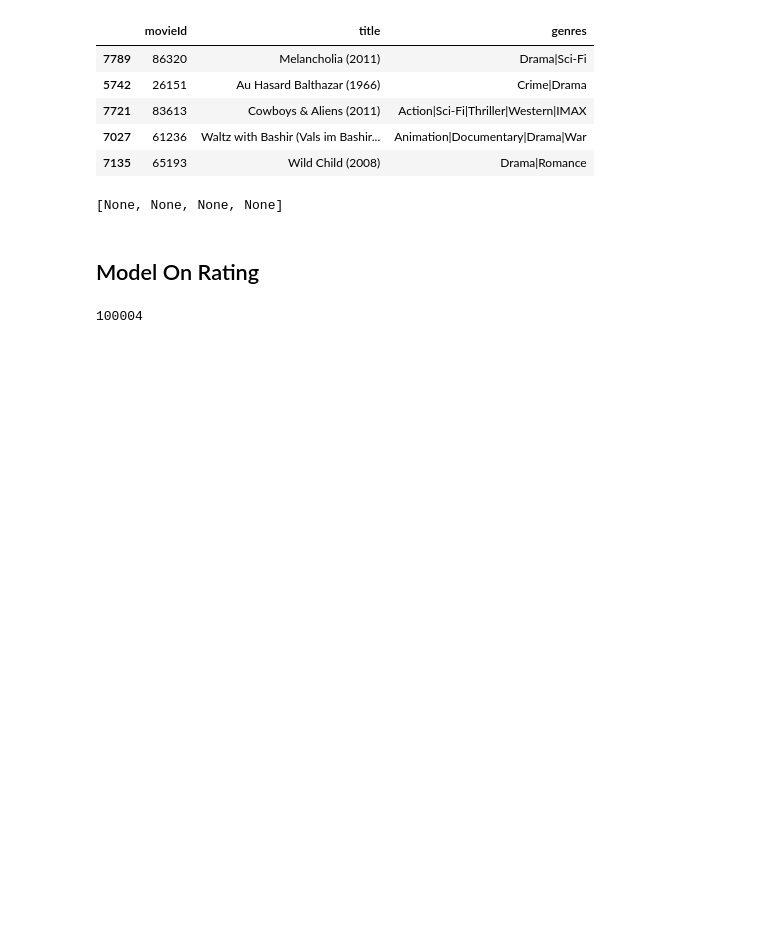
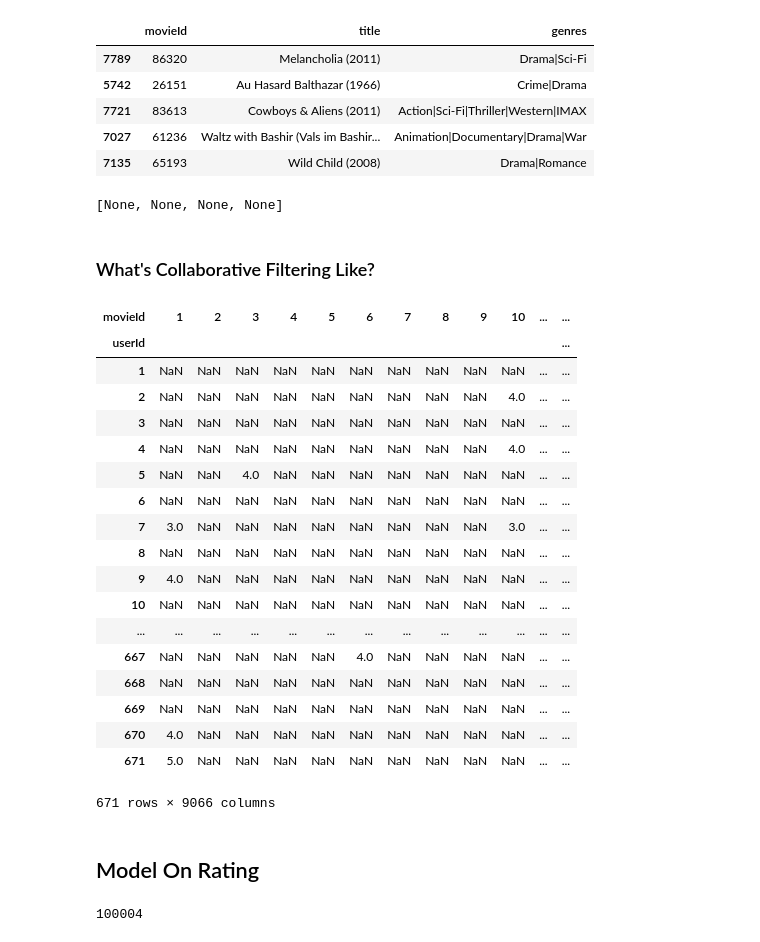
Before and after one commit to raynardj/python4ml, a Jupyter notebook: 3.1.3_recommender_system.ipynb, the cells around one changed output. Saved outputs shown, nothing was run; the diff lists cells and outputs as text; code cells hidden in the pictures; blank space fills up the shorter version.

Commit message:
cf table

```diff
--- a/3.1.3_recommender_system.ipynb
+++ b/3.1.3_recommender_system.ipynb
@@ -69,6 +69,30 @@ list(display(k,v.sample(5)) for k,v in data.items())
 | 7027 | 61236 | Waltz with Bashir (Vals im Bashir... | Animation|Documentary|Drama|War |
 | 7135 | 65193 | Wild Child (2008) | Drama|Romance |
 [None, None, None, None]
+# %% [markdown]
+### What's Collaborative Filtering Like?
+# %%
+pd.crosstab(data["ratings"].userId, data["ratings"].movieId, data["ratings"].rating, aggfunc=np.sum)
+# %% [output]
+| movieId | 1 | 2 | 3 | 4 | 5 | 6 | 7 | 8 | 9 | 10 | ... | ... |
+| userId |  |  |  |  |  |  |  |  |  |  |  | ... |
+| 1 | NaN | NaN | NaN | NaN | NaN | NaN | NaN | NaN | NaN | NaN | ... | ... |
+| 2 | NaN | NaN | NaN | NaN | NaN | NaN | NaN | NaN | NaN | 4.0 | ... | ... |
+| 3 | NaN | NaN | NaN | NaN | NaN | NaN | NaN | NaN | NaN | NaN | ... | ... |
+| 4 | NaN | NaN | NaN | NaN | NaN | NaN | NaN | NaN | NaN | 4.0 | ... | ... |
+| 5 | NaN | NaN | 4.0 | NaN | NaN | NaN | NaN | NaN | NaN | NaN | ... | ... |
+| 6 | NaN | NaN | NaN | NaN | NaN | NaN | NaN | NaN | NaN | NaN | ... | ... |
+| 7 | 3.0 | NaN | NaN | NaN | NaN | NaN | NaN | NaN | NaN | 3.0 | ... | ... |
+| 8 | NaN | NaN | NaN | NaN | NaN | NaN | NaN | NaN | NaN | NaN | ... | ... |
+| 9 | 4.0 | NaN | NaN | NaN | NaN | NaN | NaN | NaN | NaN | NaN | ... | ... |
+| 10 | NaN | NaN | NaN | NaN | NaN | NaN | NaN | NaN | NaN | NaN | ... | ... |
+| ... | ... | ... | ... | ... | ... | ... | ... | ... | ... | ... | ... | ... |
+| 667 | NaN | NaN | NaN | NaN | NaN | 4.0 | NaN | NaN | NaN | NaN | ... | ... |
+| 668 | NaN | NaN | NaN | NaN | NaN | NaN | NaN | NaN | NaN | NaN | ... | ... |
+| 669 | NaN | NaN | NaN | NaN | NaN | NaN | NaN | NaN | NaN | NaN | ... | ... |
+| 670 | 4.0 | NaN | NaN | NaN | NaN | NaN | NaN | NaN | NaN | NaN | ... | ... |
+| 671 | 5.0 | NaN | NaN | NaN | NaN | NaN | NaN | NaN | NaN | NaN | ... | ... |
+671 rows × 9066 columns
 # %% [markdown]
 ## Model On Rating
 # %%
```
